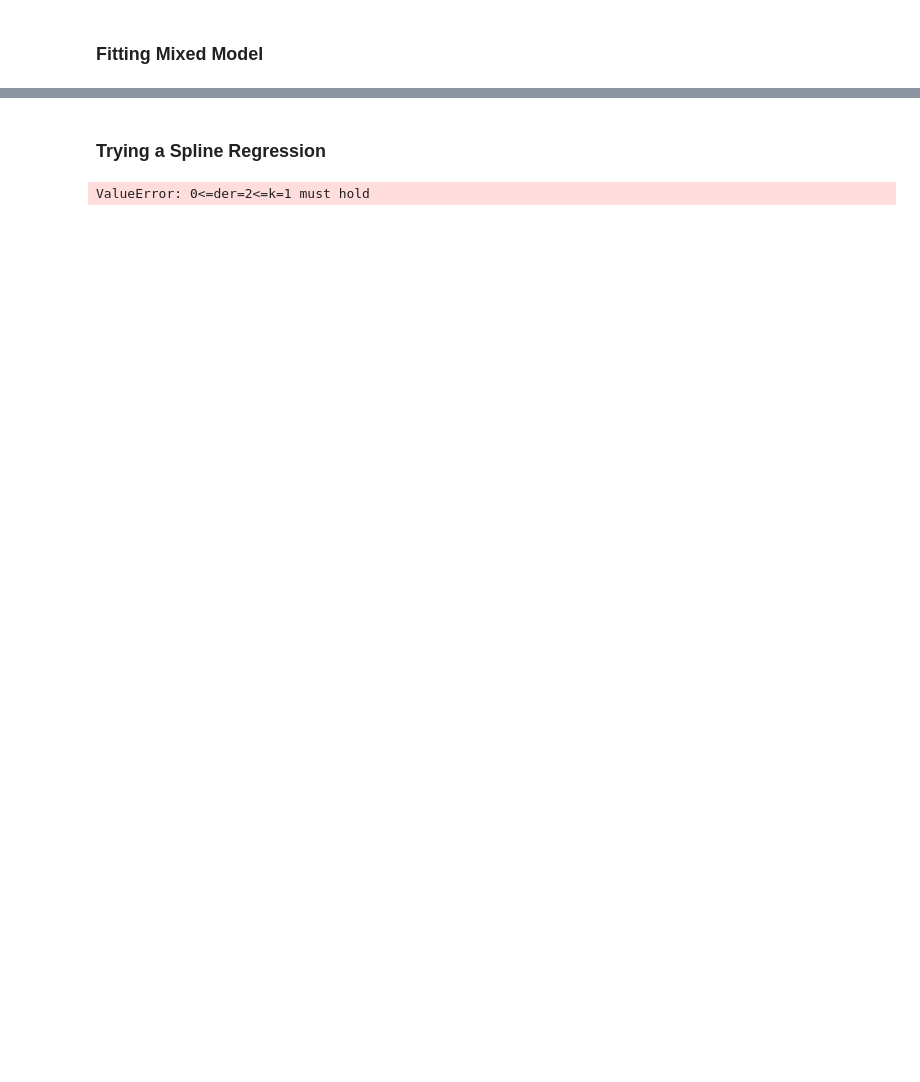
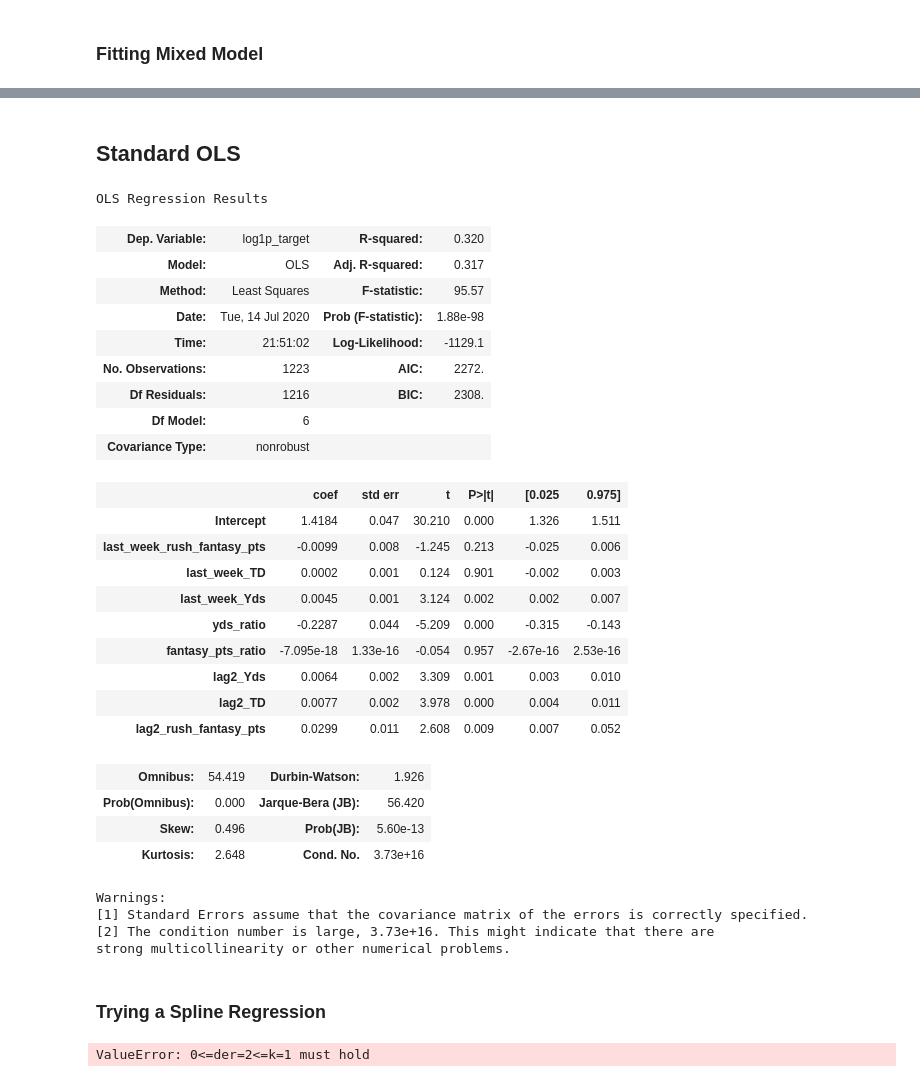
Before and after one commit to Matt-J-Christy/python_dev_practice, a Jupyter notebook: 03_model_building/03_rush_modeling.ipynb, the cells around one changed output, grey strips where cells are left out. Drawn from its saved outputs; the diff is of its cells as text; code cells hidden in the pictures; blank space fills up the shorter version.

```diff
--- a/03_model_building/03_rush_modeling.ipynb
+++ b/03_model_building/03_rush_modeling.ipynb
@@ -145,6 +128,40 @@ mx_fit.summary()
 | lag2_TD | 1.058 | 2.899 | 0.365 | 0.715 | -4.625 | 6.740 |
 | lag2_rush_fantasy_pts | -0.163 | 0.482 | -0.338 | 0.735 | -1.108 | 0.782 |
 | Group Var | 0.108 | 0.050 |  |  |  |  |
+# %% [markdown]
+## Standard OLS
+# %%
+lm = smf.ols(f, data = rush).fit()
+lm.summary()
+# %% [output]
+OLS Regression Results
+| Dep. Variable: | log1p_target | R-squared: | 0.320 |
+| Model: | OLS | Adj. R-squared: | 0.317 |
+| Method: | Least Squares | F-statistic: | 95.57 |
+| Date: | Tue, 14 Jul 2020 | Prob (F-statistic): | 1.88e-98 |
+| Time: | 21:51:02 | Log-Likelihood: | -1129.1 |
+| No. Observations: | 1223 | AIC: | 2272. |
+| Df Residuals: | 1216 | BIC: | 2308. |
+| Df Model: | 6 |  |  |
+| Covariance Type: | nonrobust |  |  |
+|  | coef | std err | t | P>|t| | [0.025 | 0.975] |
+| Intercept | 1.4184 | 0.047 | 30.210 | 0.000 | 1.326 | 1.511 |
+| last_week_rush_fantasy_pts | -0.0099 | 0.008 | -1.245 | 0.213 | -0.025 | 0.006 |
+| last_week_TD | 0.0002 | 0.001 | 0.124 | 0.901 | -0.002 | 0.003 |
+| last_week_Yds | 0.0045 | 0.001 | 3.124 | 0.002 | 0.002 | 0.007 |
+| yds_ratio | -0.2287 | 0.044 | -5.209 | 0.000 | -0.315 | -0.143 |
+| fantasy_pts_ratio | -7.095e-18 | 1.33e-16 | -0.054 | 0.957 | -2.67e-16 | 2.53e-16 |
+| lag2_Yds | 0.0064 | 0.002 | 3.309 | 0.001 | 0.003 | 0.010 |
+| lag2_TD | 0.0077 | 0.002 | 3.978 | 0.000 | 0.004 | 0.011 |
+| lag2_rush_fantasy_pts | 0.0299 | 0.011 | 2.608 | 0.009 | 0.007 | 0.052 |
+| Omnibus: | 54.419 | Durbin-Watson: | 1.926 |
+| Prob(Omnibus): | 0.000 | Jarque-Bera (JB): | 56.420 |
+| Skew: | 0.496 | Prob(JB): | 5.60e-13 |
+| Kurtosis: | 2.648 | Cond. No. | 3.73e+16 |
+Warnings:
+[1] Standard Errors assume that the covariance matrix of the errors is correctly specified.
+[2] The condition number is large, 3.73e+16. This might indicate that there are
+strong multicollinearity or other numerical problems.
 # %% [markdown]
 ### Trying a Spline Regression
 # %%
```
Also changed, not shown: parts of 17 cells of this notebook, 1 other file.
